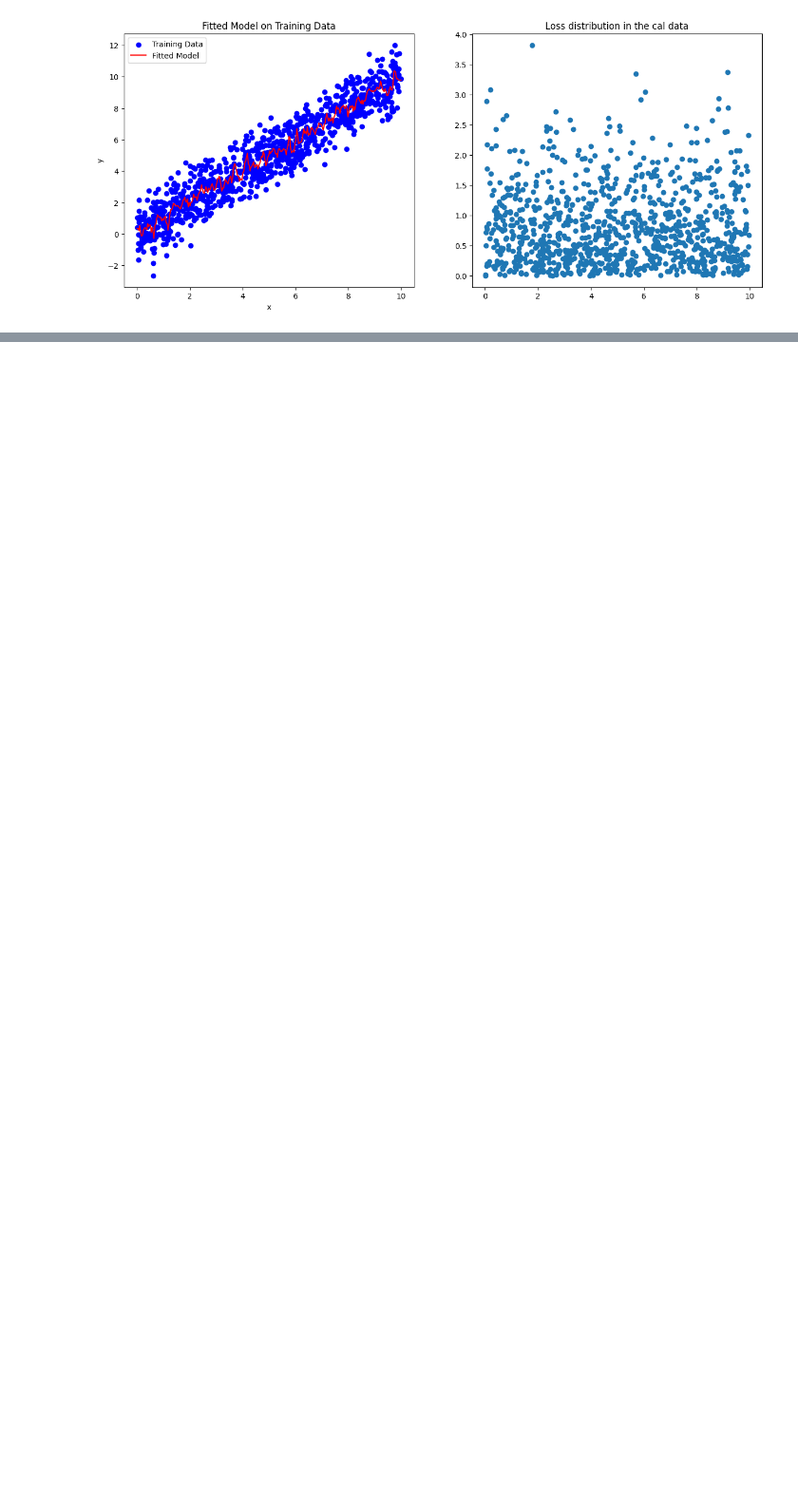
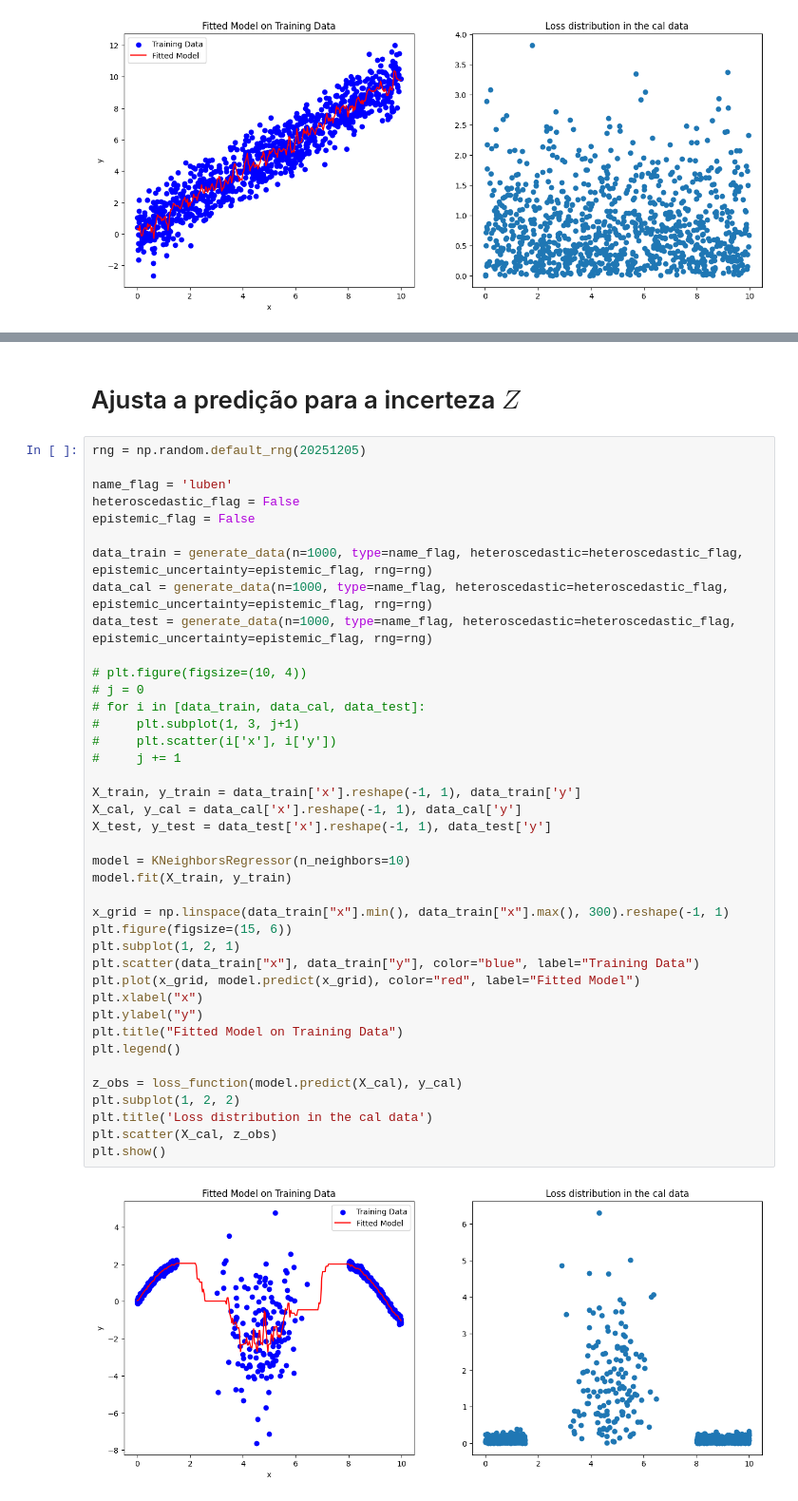
Before and after one commit to mvbdf/LCFM, a Jupyter notebook: 0 - exploratory.ipynb, the cells around one changed output, grey strips where cells are left out. Shown at 95% size. Drawn from its saved outputs; the diff is of its cells as text; blank space fills up the shorter version.

```diff
--- a/0 - exploratory.ipynb
+++ b/0 - exploratory.ipynb
@@ -217,0 +220,44 @@ plt.tight_layout()
+# %% [markdown]
+# Ajusta a predição para a incerteza $Z$
+# %%
+rng = np.random.default_rng(20251205)
+
+name_flag = 'luben'
+heteroscedastic_flag = False
+epistemic_flag = False
+
+data_train = generate_data(n=1000, type=name_flag, heteroscedastic=heteroscedastic_flag, epistemic_uncertainty=epistemic_flag, rng=rng)
+data_cal = generate_data(n=1000, type=name_flag, heteroscedastic=heteroscedastic_flag, epistemic_uncertainty=epistemic_flag, rng=rng)
+data_test = generate_data(n=1000, type=name_flag, heteroscedastic=heteroscedastic_flag, epistemic_uncertainty=epistemic_flag, rng=rng)
+
+# plt.figure(figsize=(10, 4))
+# j = 0
+# for i in [data_train, data_cal, data_test]:
+#     plt.subplot(1, 3, j+1)
+#     plt.scatter(i['x'], i['y'])
+#     j += 1
+
+X_train, y_train = data_train['x'].reshape(-1, 1), data_train['y']
+X_cal, y_cal = data_cal['x'].reshape(-1, 1), data_cal['y']
+X_test, y_test = data_test['x'].reshape(-1, 1), data_test['y']
+
+model = KNeighborsRegressor(n_neighbors=10)
+model.fit(X_train, y_train)
+
+x_grid = np.linspace(data_train["x"].min(), data_train["x"].max(), 300).reshape(-1, 1)
+plt.figure(figsize=(15, 6))
+plt.subplot(1, 2, 1)
+plt.scatter(data_train["x"], data_train["y"], color="blue", label="Training Data")
+plt.plot(x_grid, model.predict(x_grid), color="red", label="Fitted Model")
+plt.xlabel("x")
+plt.ylabel("y")
+plt.title("Fitted Model on Training Data")
+plt.legend()
+
+z_obs = loss_function(model.predict(X_cal), y_cal)
+plt.subplot(1, 2, 2)
+plt.title('Loss distribution in the cal data')
+plt.scatter(X_cal, z_obs)
+plt.show()
+# %% [output]
+[figure, added]
```
Also changed, not shown: parts of 10 cells of this notebook.
